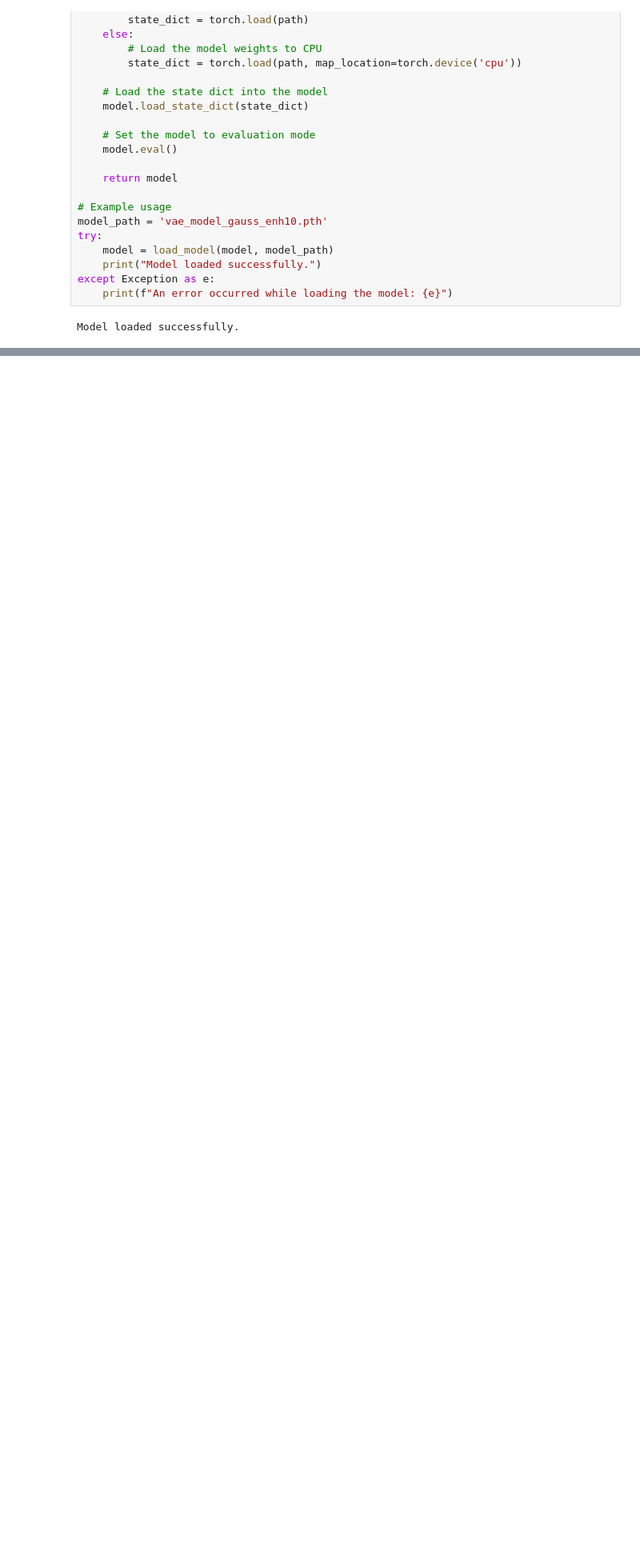
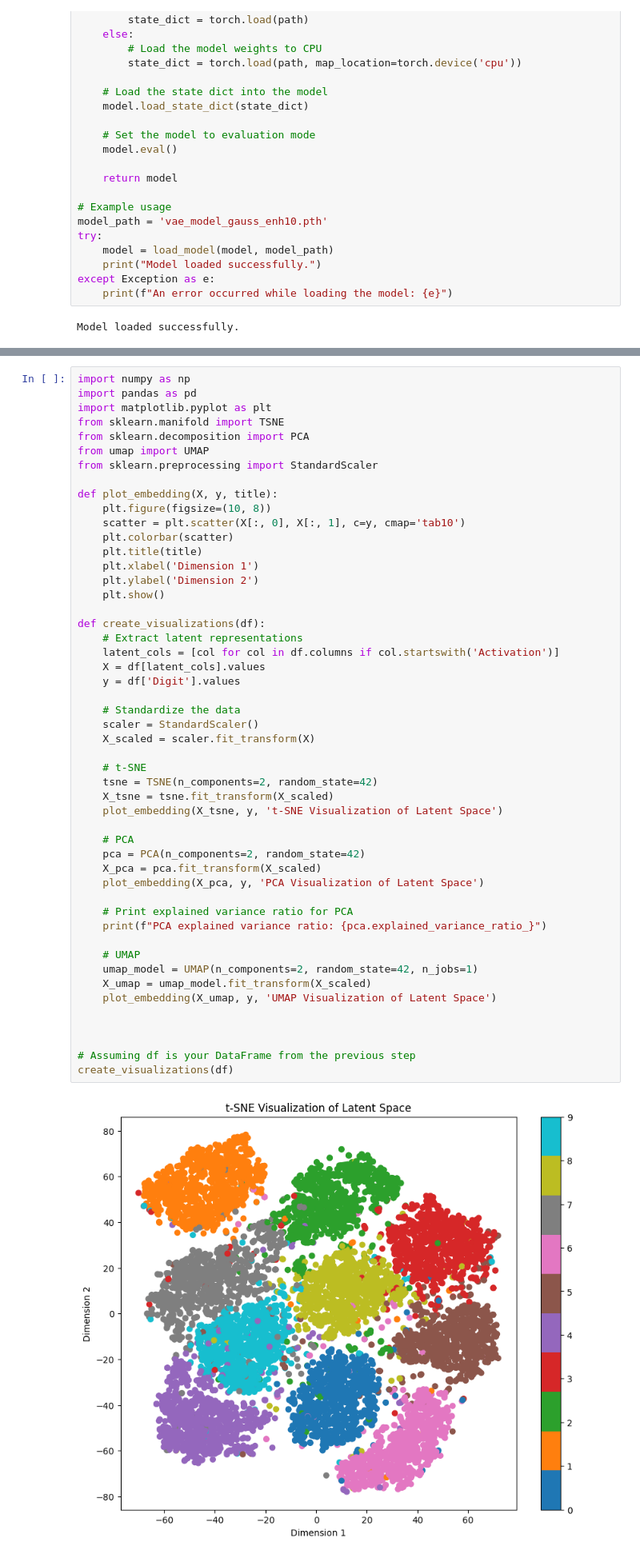
Before and after one commit to egorpol/nnstuff, a Jupyter notebook: mnist_vae/mnist_vae-4_inference.ipynb, the cells around one changed output, grey strips where cells are left out. Shown at 80% size. Drawn from its saved outputs; the diff is of its cells as text; blank space fills up the shorter version.

```diff
--- a/mnist_vae/mnist_vae-4_inference.ipynb
+++ b/mnist_vae/mnist_vae-4_inference.ipynb
@@ -342,0 +436,52 @@ generate_images_with_neuron_progression(model, neurons_to_iterate, neuron_values
+# %%
+import numpy as np
+import pandas as pd
+import matplotlib.pyplot as plt
+from sklearn.manifold import TSNE
+from sklearn.decomposition import PCA
+from umap import UMAP
+from sklearn.preprocessing import StandardScaler
+
+def plot_embedding(X, y, title):
+    plt.figure(figsize=(10, 8))
+    scatter = plt.scatter(X[:, 0], X[:, 1], c=y, cmap='tab10')
+    plt.colorbar(scatter)
+    plt.title(title)
+    plt.xlabel('Dimension 1')
+    plt.ylabel('Dimension 2')
+    plt.show()
+
+def create_visualizations(df):
+    # Extract latent representations
+    latent_cols = [col for col in df.columns if col.startswith('Activation')]
+    X = df[latent_cols].values
+    y = df['Digit'].values
+
+    # Standardize the data
+    scaler = StandardScaler()
+    X_scaled = scaler.fit_transform(X)
+
+    # t-SNE
+    tsne = TSNE(n_components=2, random_state=42)
+    X_tsne = tsne.fit_transform(X_scaled)
+    plot_embedding(X_tsne, y, 't-SNE Visualization of Latent Space')
+
+    # PCA
+    pca = PCA(n_components=2, random_state=42)
+    X_pca = pca.fit_transform(X_scaled)
+    plot_embedding(X_pca, y, 'PCA Visualization of Latent Space')
+
+    # Print explained variance ratio for PCA
+    print(f"PCA explained variance ratio: {pca.explained_variance_ratio_}")
+
+    # UMAP
+    umap_model = UMAP(n_components=2, random_state=42, n_jobs=1)
+    X_umap = umap_model.fit_transform(X_scaled)
+    plot_embedding(X_umap, y, 'UMAP Visualization of Latent Space')
+
+
+
+# Assuming df is your DataFrame from the previous step
+create_visualizations(df)
+# %% [output]
+[figure, added]
```
Also changed, not shown: parts of 15 cells of this notebook, 3 other files.
